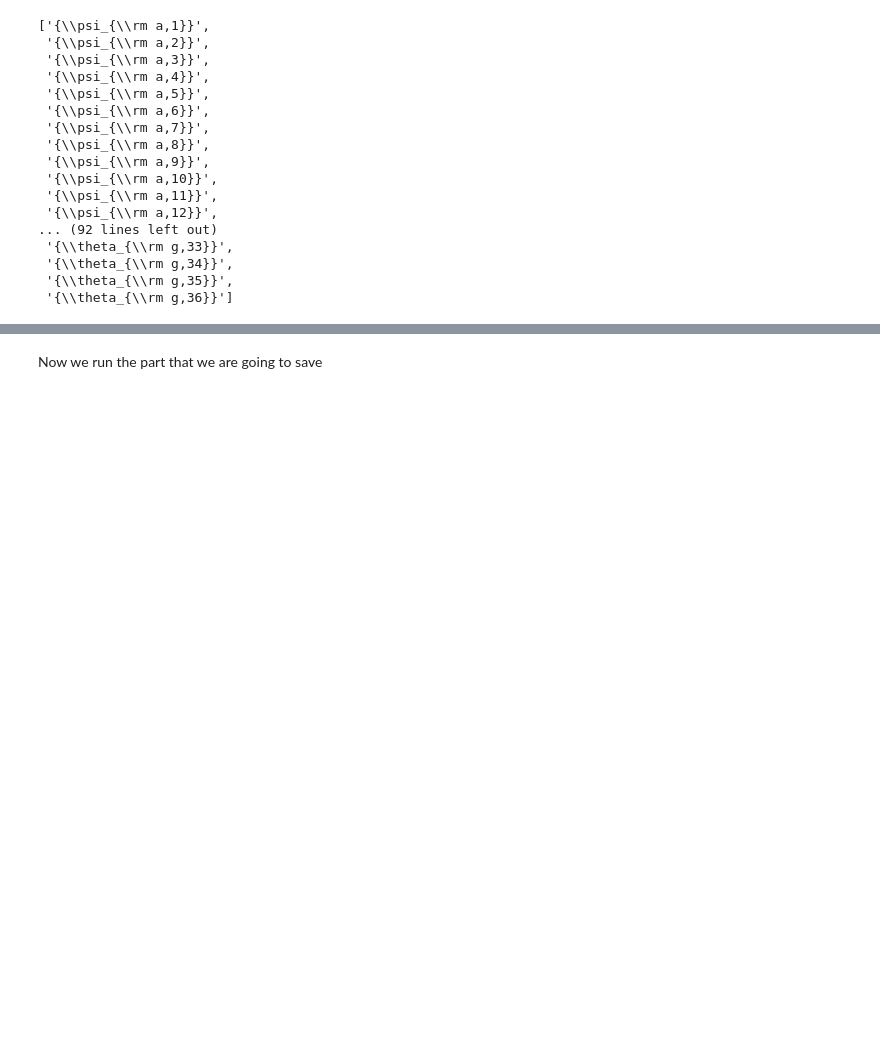
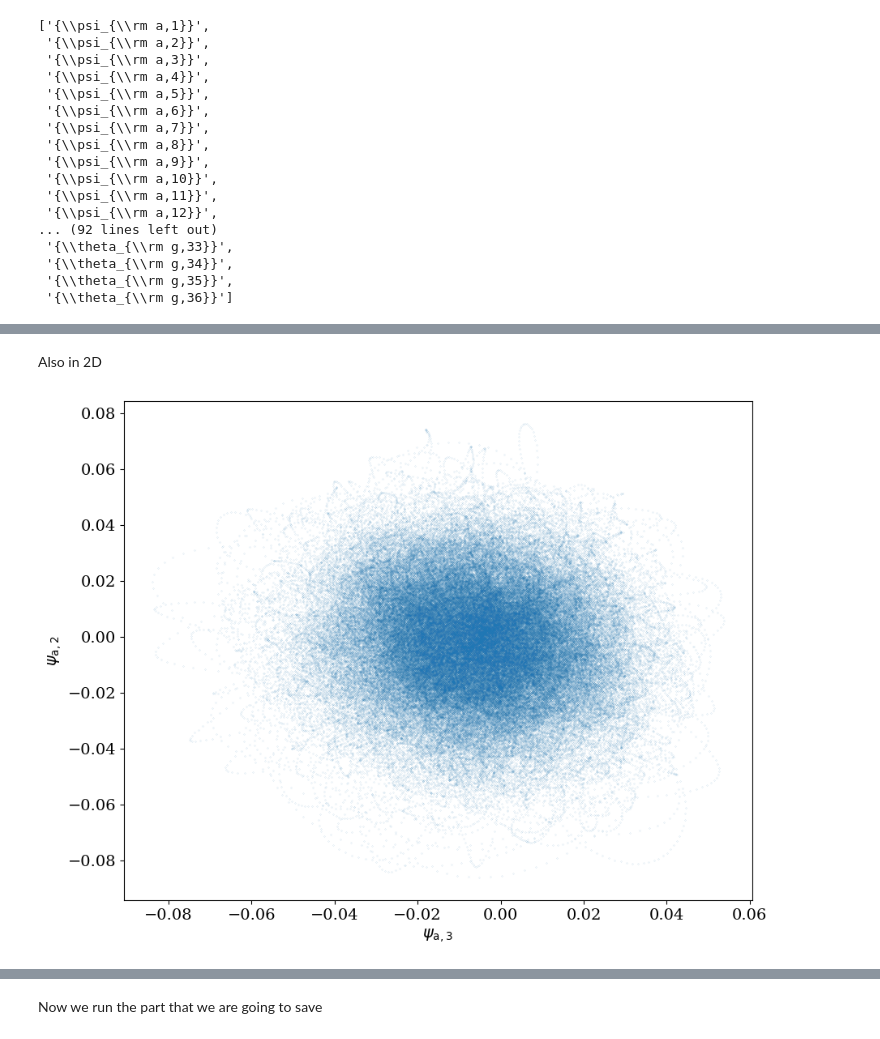
Before and after one commit to georgemilosh/qgs, a Jupyter notebook: notebooks/George_Robin.ipynb, the cells around one changed output, grey strips where cells are left out. Drawn from its saved outputs; the diff is of its cells as text; code cells hidden in the pictures; blank space fills up the shorter version.

```diff
--- a/notebooks/George_Robin.ipynb
+++ b/notebooks/George_Robin.ipynb
@@ -99,0 +168,13 @@ model_parameters.latex_var_string
+# %% [markdown]
+Also in 2D
+# %%
+varx = 2
+vary = 1
+plt.figure(figsize=(10, 8))
+
+plt.plot(reference_traj[varx], reference_traj[vary], marker='o', ms=0.07, ls='')
+
+plt.xlabel('$'+model_parameters.latex_var_string[varx]+'$')
+plt.ylabel('$'+model_parameters.latex_var_string[vary]+'$');
+# %% [output]
+[figure, added]
```
Also changed, not shown: parts of 53 cells of this notebook, 1 other file.
